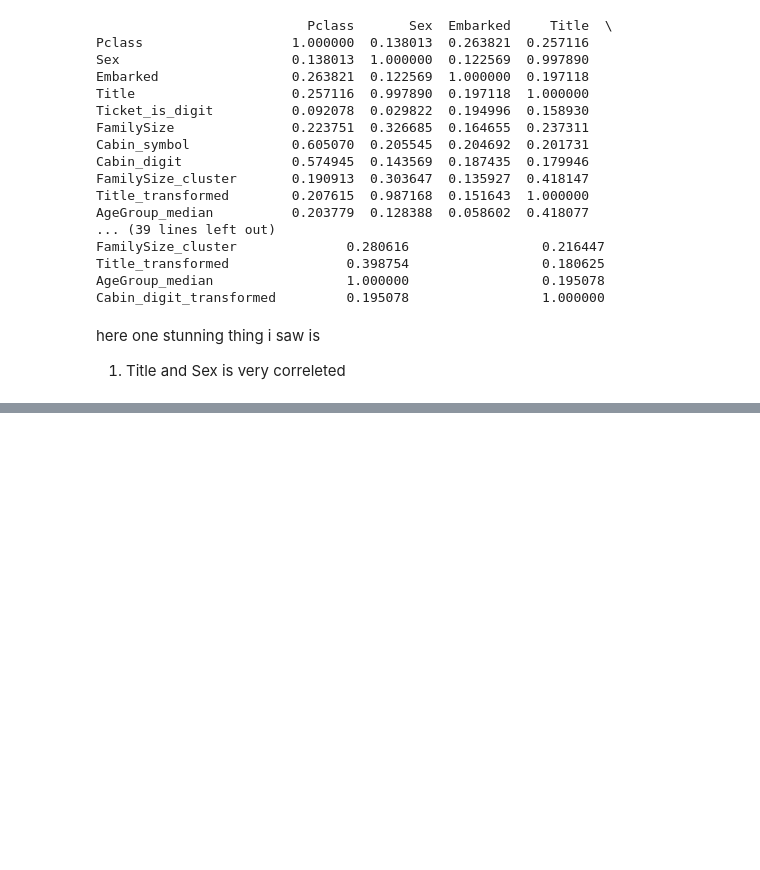
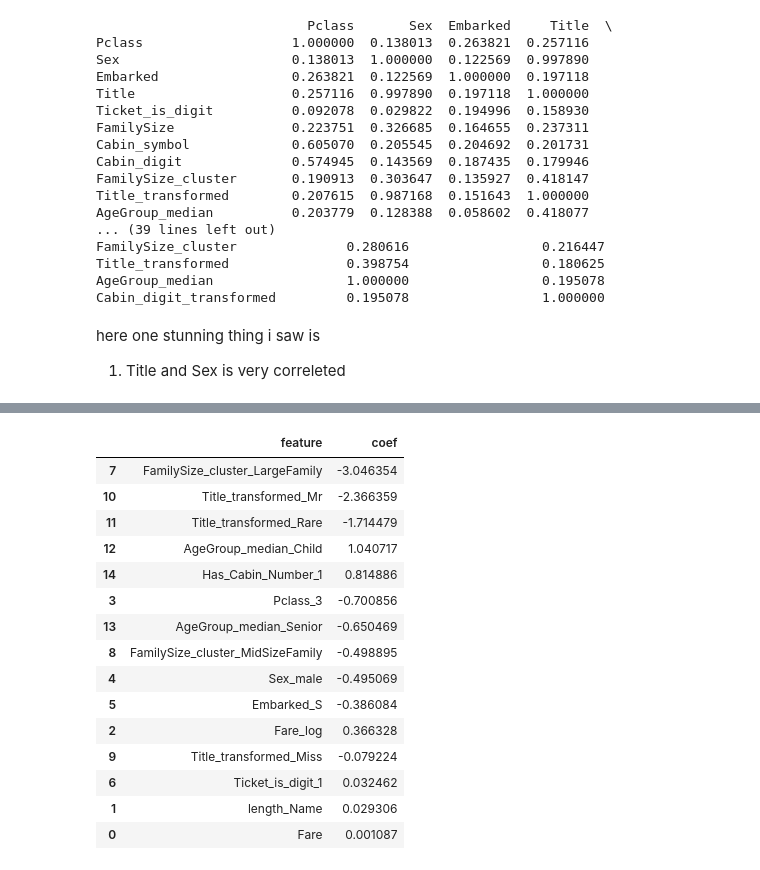
Before and after one commit to aibarC/titanic-ml-optuna, a Jupyter notebook: notebooks/01_EDA_feature_engineering.ipynb, the cells around one changed output, grey strips where cells are left out. Drawn from its saved outputs; the diff is of its cells as text; code cells hidden in the pictures; blank space fills up the shorter version.

```diff
--- a/notebooks/01_EDA_feature_engineering.ipynb
+++ b/notebooks/01_EDA_feature_engineering.ipynb
@@ -864,2 +871,4 @@ what i am gonna remove:
 # %%
 df.rename(columns={'Cabin_digit_transformed': 'Has_Cabin_Number'}, inplace=True)
+# %%
+df.drop(columns=['Age', 'Title', 'Cabin_digit', 'Cabin_symbol', 'PassengerId', 'FamilySize'], inplace=True)
@@ -865,0 +1012,3 @@ df.rename(columns={'Cabin_digit_transformed': 'Has_Cabin_Number'}, inplace=True)
+# %%
+#trying to use the log for Fare
+df['Fare_log']=np.log1p(df['Fare'])
@@ -865,0 +1029,64 @@ df.rename(columns={'Cabin_digit_transformed': 'Has_Cabin_Number'}, inplace=True)
+# %%
+from sklearn.model_selection import StratifiedKFold, GridSearchCV
+from sklearn.pipeline import Pipeline
+from sklearn.compose import ColumnTransformer
+from sklearn.preprocessing import OneHotEncoder
+from sklearn.impute import SimpleImputer
+from sklearn.linear_model import LogisticRegression
+
+def l1_logreg_feature_selection(df, features, target="Survived", scoring="roc_auc", cv_splits=5, random_state=42):
+    X = df[features]
+    y = df[target]
+
+    num_cols = X.select_dtypes(include=[np.number]).columns.tolist()
+    cat_cols = [c for c in features if c not in num_cols]
+
+    pre = ColumnTransformer(
+        transformers=[
+            ("num", SimpleImputer(strategy="median"), num_cols),
+            ("cat", Pipeline(steps=[
+                ("impute", SimpleImputer(strategy="most_frequent")),
+                ("ohe", OneHotEncoder(handle_unknown="ignore", drop='first'))
+            ]), cat_cols),
+        ],
+        remainder="drop"
+    )
+
+    model = LogisticRegression(penalty="l1", solver="liblinear", max_iter=5000)
+
+    pipe = Pipeline(steps=[("pre", pre), ("model", model)])
+
+    # C:(smaller C -> stronger regularization -> fewer features)
+    param_grid = {"model__C": [0.01, 0.03, 0.1, 0.3, 1, 3, 10]}
+
+    cv = StratifiedKFold(n_splits=cv_splits, shuffle=True, random_state=random_state)
+
+    gs = GridSearchCV(pipe, param_grid=param_grid, scoring=scoring, cv=cv, n_jobs=-1, refit=True)
+    gs.fit(X, y)
+
+    best_pipe = gs.best_estimator_
+    best_C = gs.best_params_["model__C"]
+    best_score = gs.best_score_
+
+    ohe = best_pipe.named_steps["pre"].named_transformers_["cat"].named_steps["ohe"]
+    cat_names = ohe.get_feature_names_out(cat_cols)
+    feature_names = np.concatenate([np.array(num_cols), cat_names])
+
+    coef = best_pipe.named_steps["model"].coef_.ravel()
+    selected_mask = np.abs(coef) > 1e-8
+
+    selected = pd.DataFrame({
+        "feature": feature_names[selected_mask],
+        "coef": coef[selected_mask]
+    }).sort_values("coef", key=np.abs, ascending=False)
+
+    print(f"Best C = {best_C} | CV {scoring} = {best_score:.4f}")
+    print(f"Selected features (non-zero): {selected.shape[0]} / {len(feature_names)}")
+
+    return gs, selected
+
+all_features = df.columns.drop('Survived', 'Fare').tolist()
+
+gs, selected = l1_logreg_feature_selection(df, all_features, target="Survived", scoring="roc_auc")
+display(selected.head(30))
+# %% [output]
@@ -865,0 +1095,16 @@ df.rename(columns={'Cabin_digit_transformed': 'Has_Cabin_Number'}, inplace=True)
+|  | feature | coef |
+| 7 | FamilySize_cluster_LargeFamily | -3.046354 |
+| 10 | Title_transformed_Mr | -2.366359 |
+| 11 | Title_transformed_Rare | -1.714479 |
+| 12 | AgeGroup_median_Child | 1.040717 |
+| 14 | Has_Cabin_Number_1 | 0.814886 |
+| 3 | Pclass_3 | -0.700856 |
+| 13 | AgeGroup_median_Senior | -0.650469 |
+| 8 | FamilySize_cluster_MidSizeFamily | -0.498895 |
+| 4 | Sex_male | -0.495069 |
+| 5 | Embarked_S | -0.386084 |
+| 2 | Fare_log | 0.366328 |
+| 9 | Title_transformed_Miss | -0.079224 |
+| 6 | Ticket_is_digit_1 | 0.032462 |
+| 1 | length_Name | 0.029306 |
+| 0 | Fare | 0.001087 |
```
Also changed, not shown: parts of 19 cells of this notebook, 1 other file.
